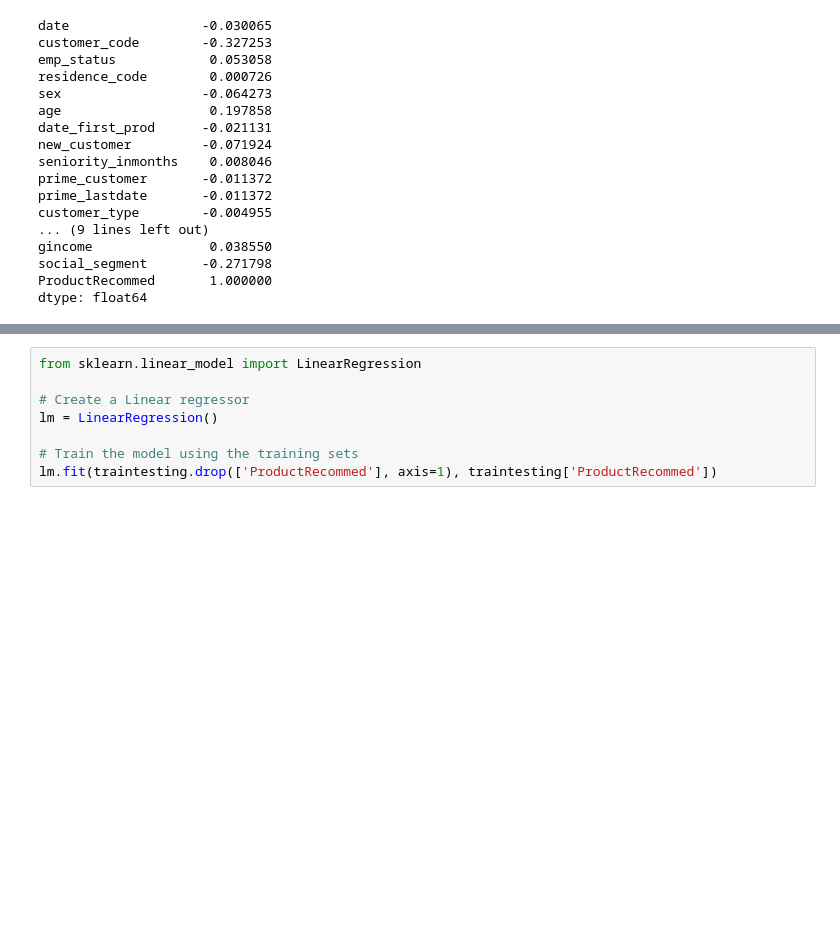
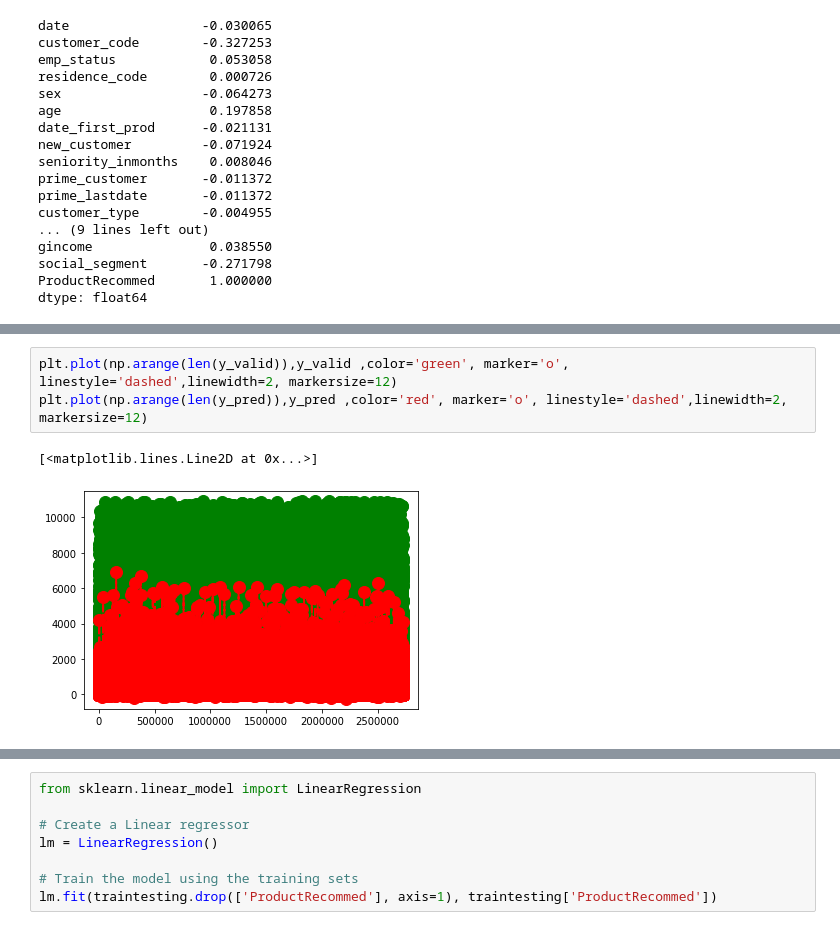
Before and after one commit to PRINCEMAIN/santander-starter-Dataset-ProductRecommendation, a Jupyter notebook: santander-starter.ipynb, the cells around one changed output, grey strips where cells are left out. Cells and saved outputs as stored; diff of their text form; blank space fills up the shorter version.

```diff
--- a/santander-starter.ipynb
+++ b/santander-starter.ipynb
@@ -1315,0 +869,6 @@ plot_corr(traintesting)
+# %%
+plt.plot(np.arange(len(y_valid)),y_valid ,color='green', marker='o', linestyle='dashed',linewidth=2, markersize=12)
+plt.plot(np.arange(len(y_pred)),y_pred ,color='red', marker='o', linestyle='dashed',linewidth=2, markersize=12)
+# %% [output]
+[<matplotlib.lines.Line2D at 0x...>]
+[figure, added]
```
Also changed, not shown: parts of 139 cells of this notebook, 6 other files.
